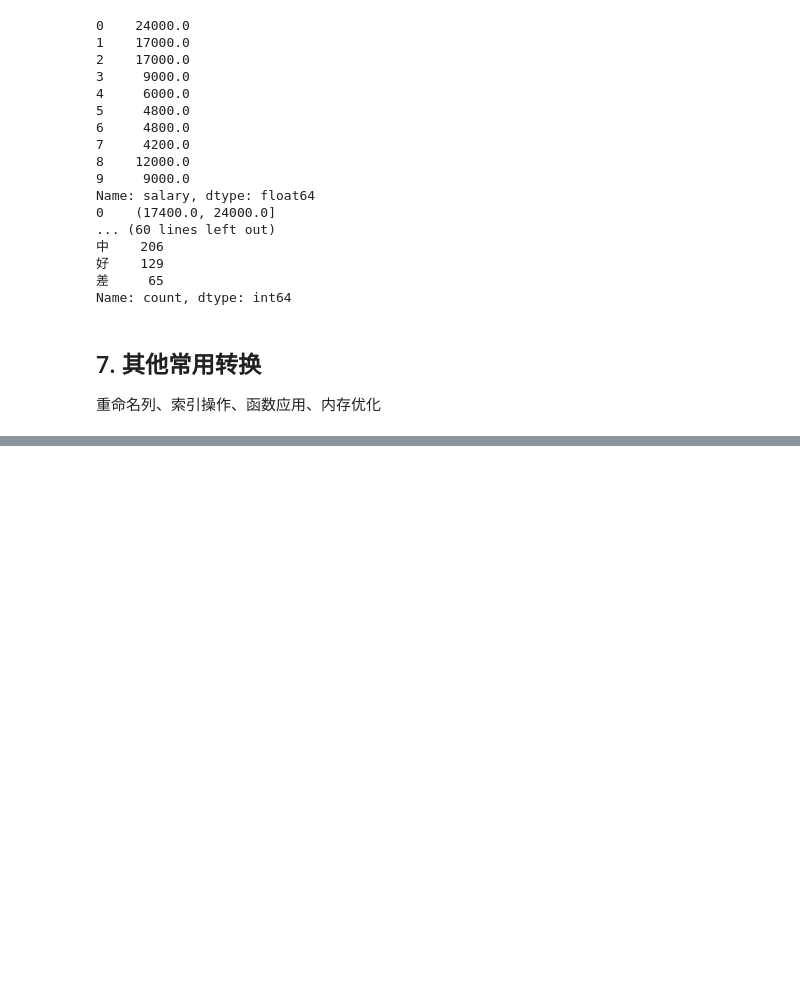
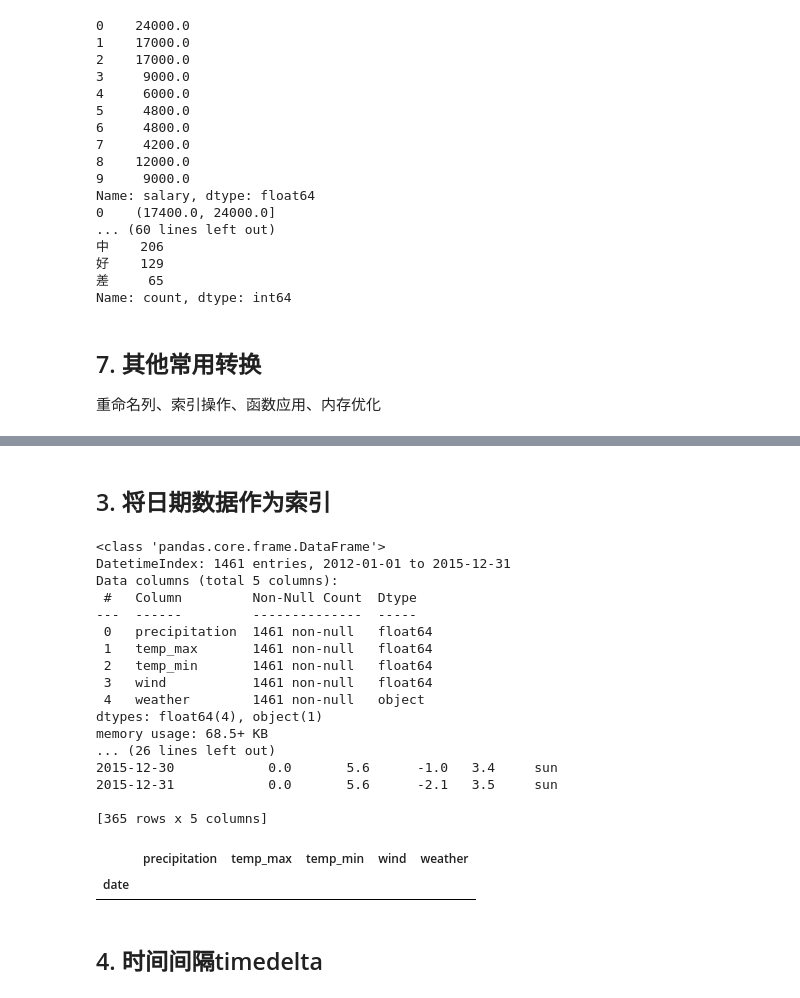
Before and after one commit to Hinatatoo/numpy-pandas-matplotlib-learning, a Jupyter notebook: 4.数据分析.ipynb, the cells around one changed output, grey strips where cells are left out. Cells and saved outputs as stored; diff of their text form; code cells hidden in the pictures; blank space fills up the shorter version.

```diff
--- a/4.数据分析.ipynb
+++ b/4.数据分析.ipynb
@@ -693,0 +837,33 @@ Name: count, dtype: int64
+# %% [markdown]
+## 3. 将日期数据作为索引
+# %%
+df = pd.read_csv("data/weather.csv")
+df["date"] = pd.to_datetime(df["date"])  # 将date列转换为datetime64类型
+df.set_index("date", inplace=True)  # 将date列设置为索引，inplace=true直接修改原对象
+df.info()
+print(df.loc["2013-01":"2013-06"])  # 获取2013年1~6月的数据
+print(df.loc["2015"])  # 获取2015年所有数据
+df.between_time("9:00", "11:00")  # 获取9:00到11:00之间的数据
+df.at_time("3:33")  # 获取3:33的数据
+# %% [output]
+<class 'pandas.core.frame.DataFrame'>
+DatetimeIndex: 1461 entries, 2012-01-01 to 2015-12-31
+Data columns (total 5 columns):
+ #   Column         Non-Null Count  Dtype
+---  ------         --------------  -----
+ 0   precipitation  1461 non-null   float64
+ 1   temp_max       1461 non-null   float64
+ 2   temp_min       1461 non-null   float64
+ 3   wind           1461 non-null   float64
+ 4   weather        1461 non-null   object
+dtypes: float64(4), object(1)
+memory usage: 68.5+ KB
+... (26 lines left out)
+2015-12-30            0.0       5.6      -1.0   3.4     sun
+2015-12-31            0.0       5.6      -2.1   3.5     sun
+
+[365 rows x 5 columns]
+|  | precipitation | temp_max | temp_min | wind | weather |
+| date |  |  |  |  |  |
+# %% [markdown]
+## 4. 时间间隔timedelta
```
Also changed, not shown: parts of 36 cells of this notebook.
